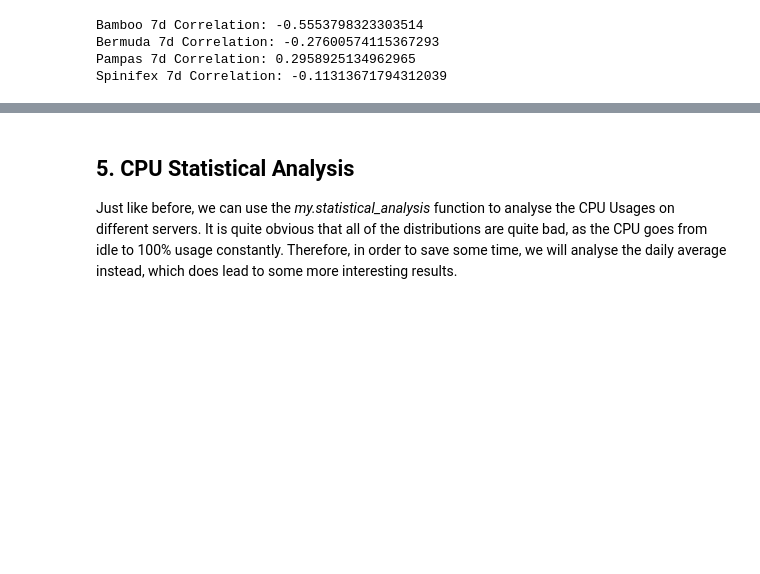
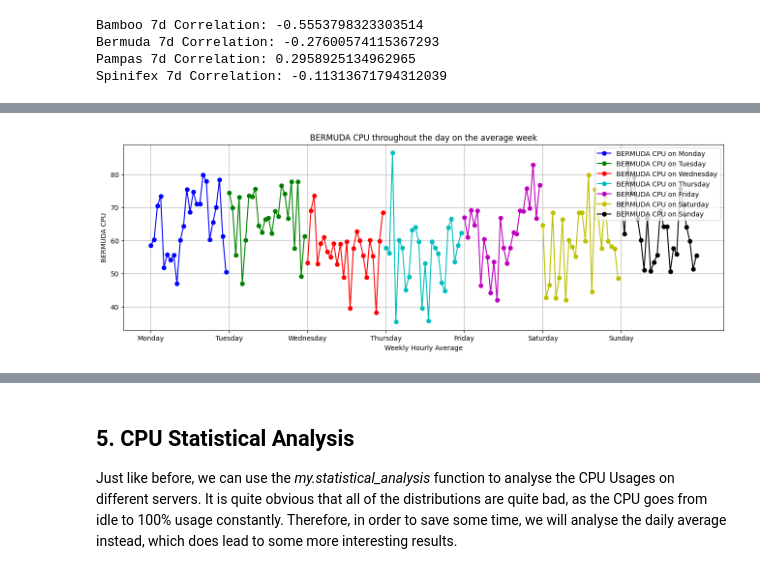
Before and after one commit to ogahector/power_analysis_eeedept, a Jupyter notebook: src/main.ipynb, the cells around one changed output, grey strips where cells are left out. Saved outputs shown, nothing was run; the diff lists cells and outputs as text; code cells hidden in the pictures; blank space fills up the shorter version.

```diff
--- a/src/main.ipynb
+++ b/src/main.ipynb
@@ -113,0 +121,4 @@ Spinifex 7d Correlation: -0.11313671794312039
+# %%
+my.plot_weekly_hourly_av(bermuda['cpu.total'], header='BERMUDA CPU', figsize=FIGSIZE, serially=True)
+# %% [output]
+[figure, added]
```
Also changed, not shown: parts of 5 cells of this notebook, 3 other files.
